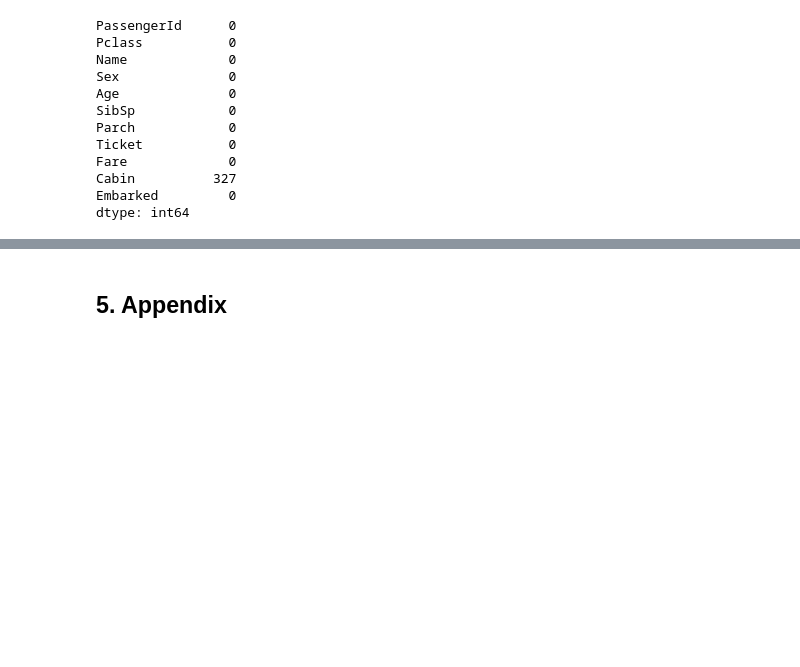
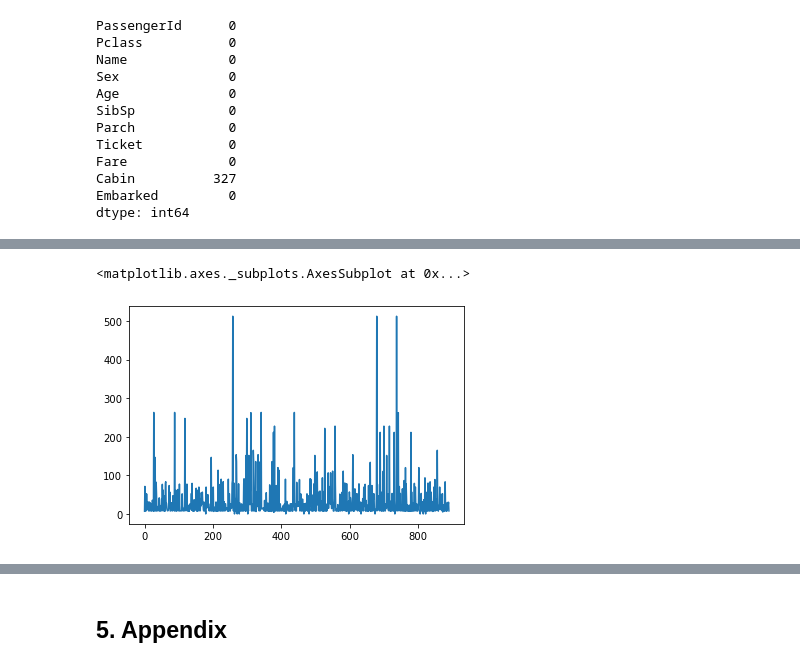
Before and after one commit to GoldenRaven/MachineLearning_notebook, a Jupyter notebook: 03_classification.ipynb, the cells around one changed output, grey strips where cells are left out. Cells and saved outputs as stored; diff of their text form; code cells hidden in the pictures; blank space fills up the shorter version.

```diff
--- a/03_classification.ipynb
+++ b/03_classification.ipynb
@@ -921,0 +959,5 @@ dtype: int64
+# %%
+train_feat['Fare'].plot()
+# %% [output]
+<matplotlib.axes._subplots.AxesSubplot at 0x...>
+[figure, added]
```
Also changed, not shown: parts of 8 cells of this notebook, 3 other files.
